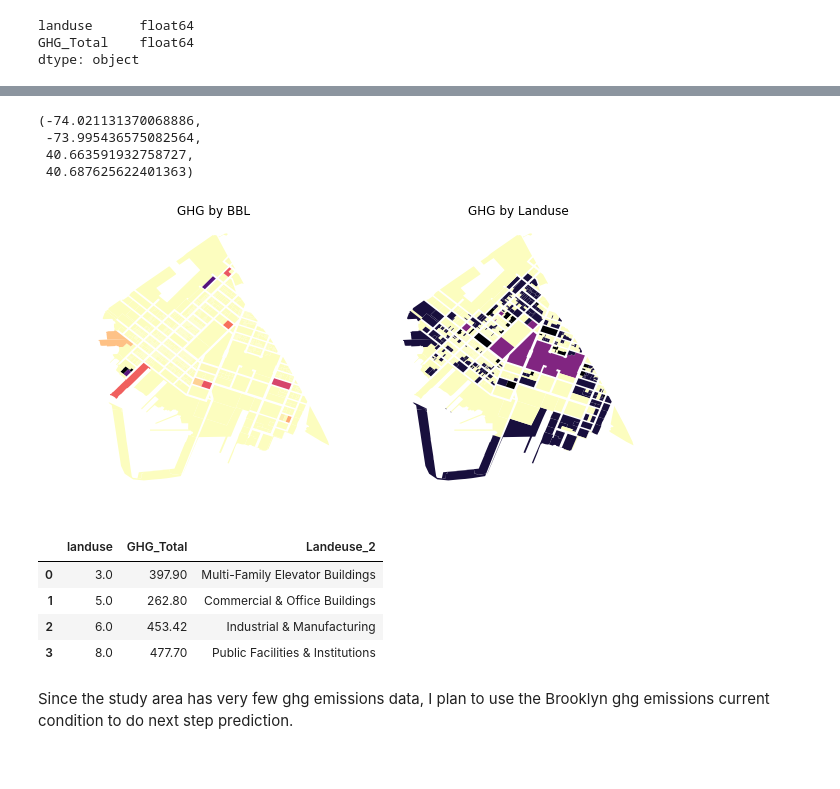
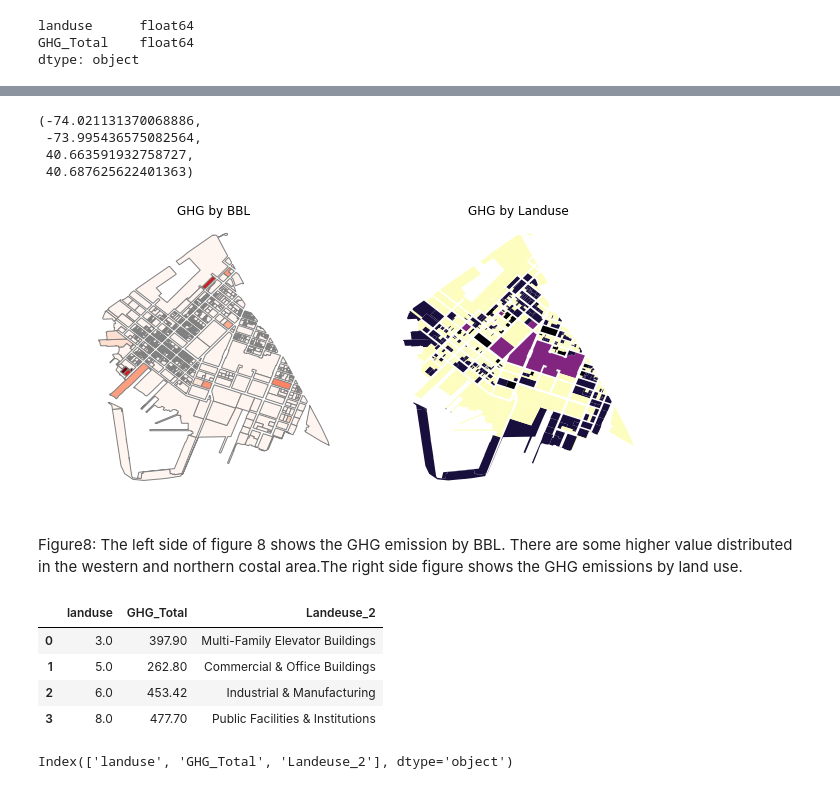
Before and after one commit to akash-y/digitalceqr, a Jupyter notebook: CHAPTER 18 - GHG/Current_GHG_Emissions_Situation_Analysis.ipynb, the cells around one changed output, grey strips where cells are left out. Drawn from its saved outputs; the diff is of its cells as text; code cells hidden in the pictures.

```diff
--- a/CHAPTER 18 - GHG/Current_GHG_Emissions_Situation_Analysis.ipynb
+++ b/CHAPTER 18 - GHG/Current_GHG_Emissions_Situation_Analysis.ipynb
@@ -368,21 +445,23 @@ landusemap = basemap.merge(landusegroup,on='landuse',how='left')
 # %%
 fig = pl.figure(figsize=(10,5))
 
 ax = fig.add_subplot(121)
-bblmap.plot(column='GHG_Total',cmap='magma_r',ax=ax,edgecolor=None)
+bblmap.plot(column='GHG_Total',cmap='Reds',ax=ax,edgecolor='grey')
 ax.axis('off')
 ax.set_title('GHG by BBL')
 
 
 ax = fig.add_subplot(122)
 landusemap.plot(column='GHG_Total',cmap='magma_r',edgecolor=None,ax=ax)
 ax.set_title('GHG by Landuse')
 ax.axis('off')
 # %% [output]
 (-74.021131370068886,
  -73.995436575082564,
  40.663591932758727,
  40.687625622401363)
-[figure, old version]
+[figure, new version]
+# %% [markdown]
+Figure8: The left side of figure 8 shows the GHG emission by BBL. There are some higher value distributed in the western and northern costal area.The right side figure shows the GHG emissions by land use.
 # %%
 landusegroup['Landeuse_2'] = ['Multi-Family Elevator Buildings','Commercial & Office Buildings','Industrial & Manufacturing','Public Facilities & Institutions']
@@ -393,5 +471,7 @@ landusegroup
 | 1 | 5.0 | 262.80 | Commercial & Office Buildings |
 | 2 | 6.0 | 453.42 | Industrial & Manufacturing |
 | 3 | 8.0 | 477.70 | Public Facilities & Institutions |
-# %% [markdown]
-Since the study area has very few ghg emissions data, I plan to use the Brooklyn ghg emissions current condition to do next step prediction.
+# %%
+landusegroup.columns
+# %% [output]
+Index(['landuse', 'GHG_Total', 'Landeuse_2'], dtype='object')
```
Also changed, not shown: parts of 46 cells of this notebook, 3 other files.
